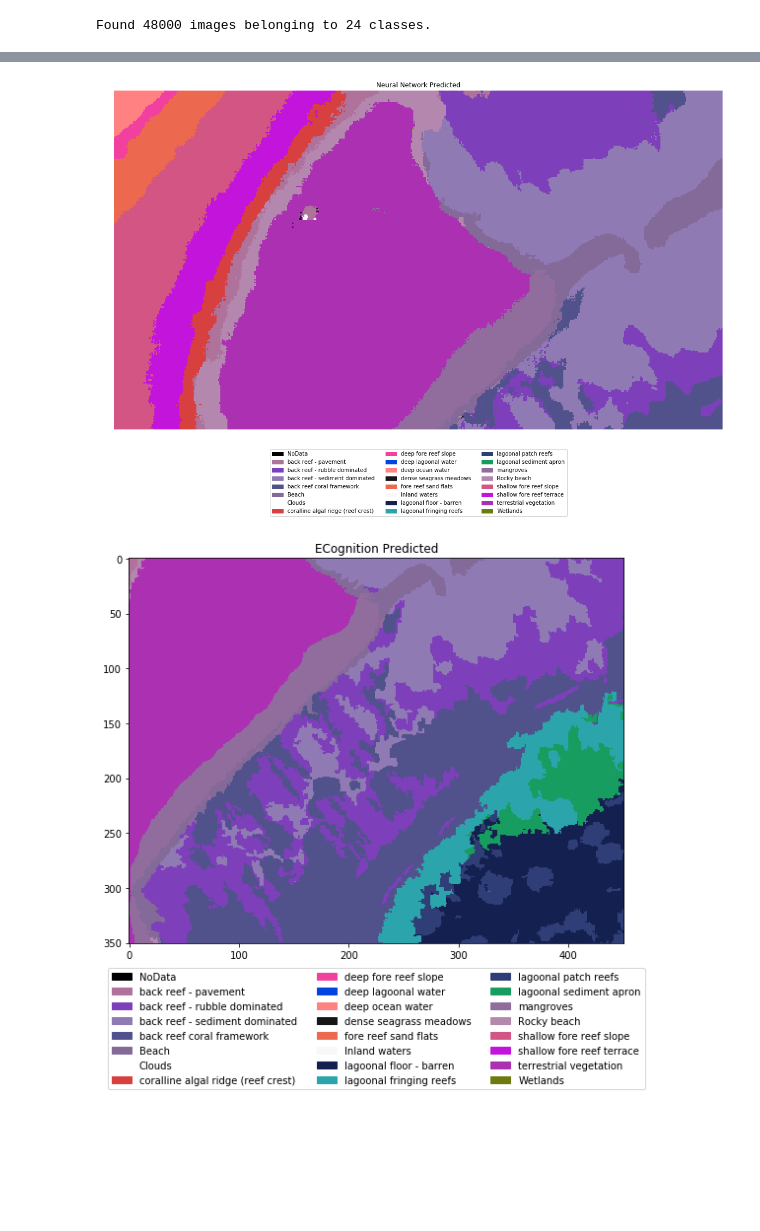
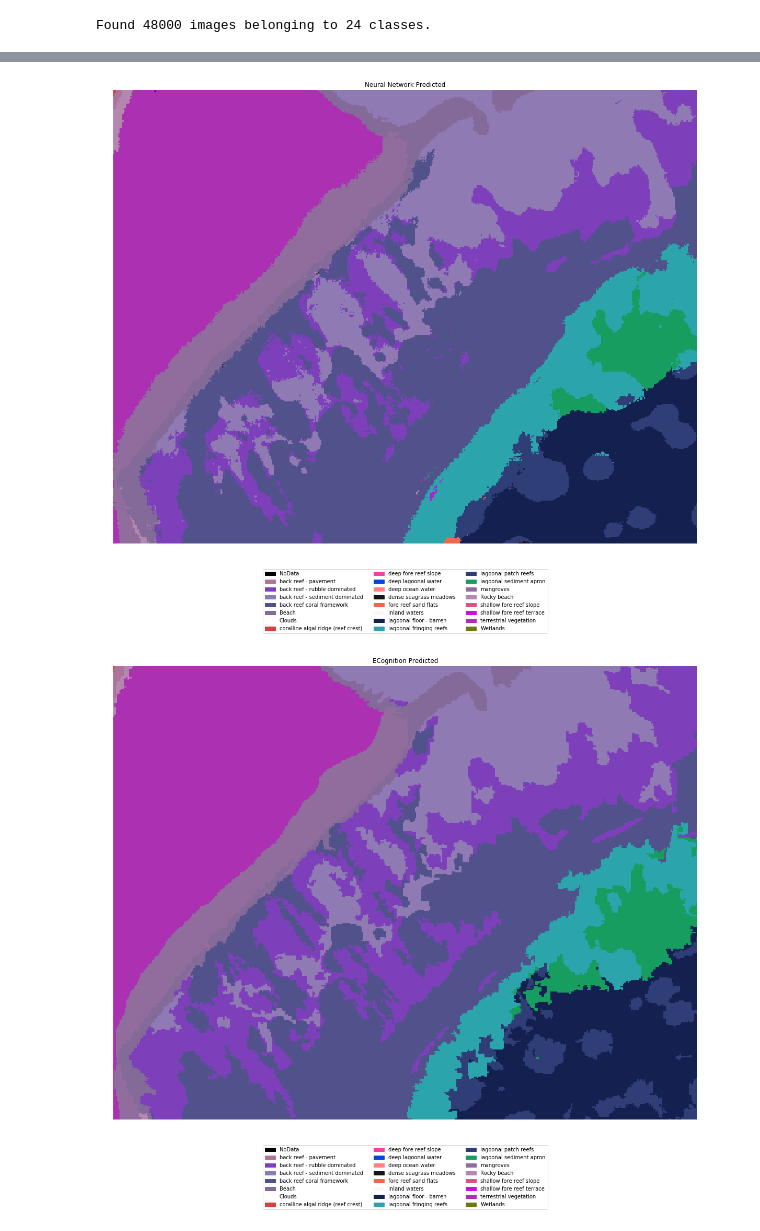
Before and after one commit to NASA-NeMO-Net/NeMO-Net, a Jupyter notebook: CNN/Keras_AlexNetHyperOpt_FullVisualization.ipynb, the cells around one changed output, grey strips where cells are left out. Drawn from its saved outputs; the diff is of its cells as text; code cells hidden in the pictures; blank space fills up the shorter version.

```diff
--- a/CNN/Keras_AlexNetHyperOpt_FullVisualization.ipynb
+++ b/CNN/Keras_AlexNetHyperOpt_FullVisualization.ipynb
@@ -170,6 +170,8 @@ Total Lines:  251
 # shallow fore reef terrace: xkcd:vibrant purple
 # terrestrial vegetation: xkcd:green
 # Wetlands: xkcd:murky green
+os.chdir("C:/Users/asli/Documents/GitHub/NeMO-NET/CNN")
+
 class_indices_rev[17] = 'lagoonal sediment apron' # manual relabeling (original label is too long)
 cmap = colors.ListedColormap(['xkcd:black', '#ae729b', '#7d3fba', '#8f7ab4', '#51528c',
                              '#846a99', 'xkcd:white', '#d83f3f', '#f140a0', 'xkcd:blue', '#ff8181',
@@ -180,35 +182,39 @@ bounds = [i-0.5 for i in range(25)]
 norm = colors.BoundaryNorm([b+0.5 for b in bounds], cmap.N)
 
 fig = plt.figure(2,figsize=(20,20))
 ax = plt.subplot(111)
 ax.imshow(whole_predict, interpolation='nearest', cmap=cmap, norm=norm)
 box = ax.get_position()
 ax.set_position([box.x0, box.y0 + box.height * 0.2,
                  box.width, box.height])
 ax.legend([mpatches.Patch(color=cmap(i)) for i in range(24)],
            ['{}'.format(class_indices_rev[i]) for i in range(len(class_indices_rev))],
           loc='upper center', bbox_to_anchor=(0.5,-0.05), ncol=3)
 ax.set_axis_off()
 ax.set_title('Neural Network Predicted')
 fig.savefig('Hyperopt_Visualize.png', bbox_inches='tight')
 
 
-fig = plt.figure(3,figsize=(9,9))
+fig = plt.figure(3,figsize=(20,20))
 ax = plt.subplot(111)
 ax.imshow(Testtruth, interpolation='nearest', cmap=cmap, norm=norm)
 box = ax.get_position()
 ax.set_position([box.x0, box.y0 + box.height * 0.2,
                  box.width, box.height])
 ax.legend([mpatches.Patch(color=cmap(i)) for i in range(24)],
            ['{}'.format(class_indices_rev[i]) for i in range(len(class_indices_rev))],
           loc='upper center', bbox_to_anchor=(0.5,-0.05), ncol=3)
 ax.set_title('ECognition Predicted')
+ax.set_axis_off()
+fig.savefig('Ecognition_Reference.png', bbox_inches='tight')
 plt.show()
 
-plt.figure(4)
-plt.imshow(Perostest_RGB)
+fig = plt.figure(4,figsize=(20,20))
+plt.imshow(Perostest_RGB[crop_len:-crop_len,crop_len:-crop_len,:])
 plt.title('RGB Image')
+plt.axis('off')
+fig.savefig('HyperoptRun_RGB.png', bbox_inches='tight')
 plt.show()
 # %% [output]
-[figure, old version]
+[figure, new version]
-[figure, old version]
+[figure, new version]
```
Also changed, not shown: parts of 5 cells of this notebook.
